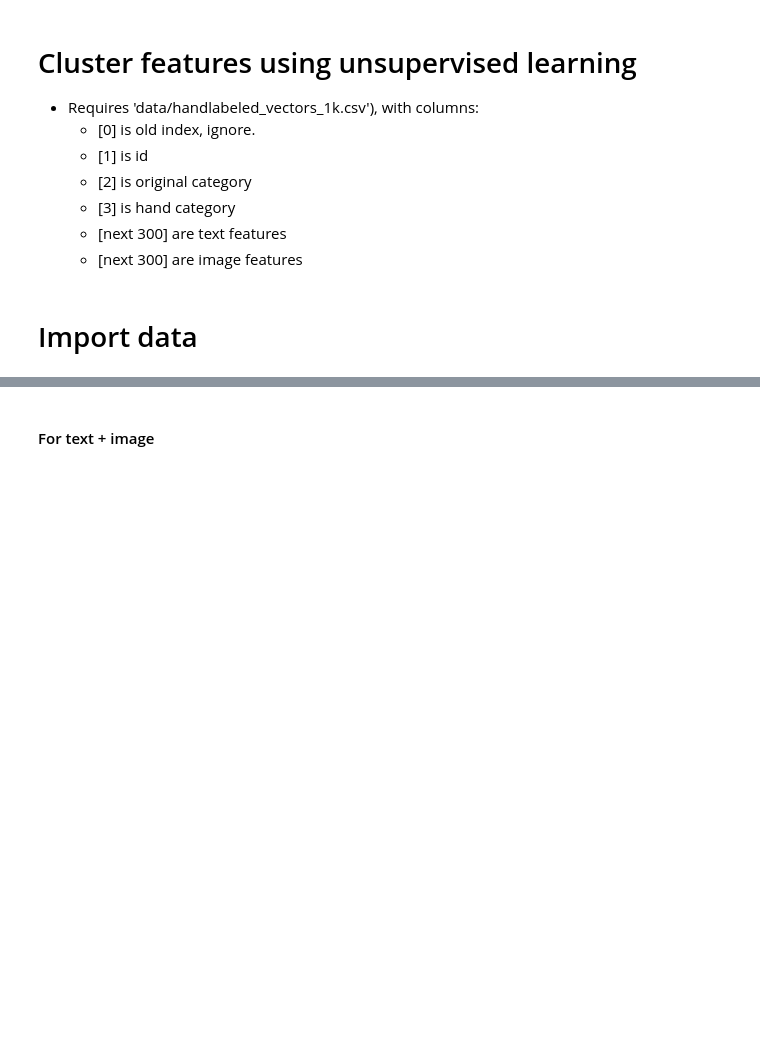
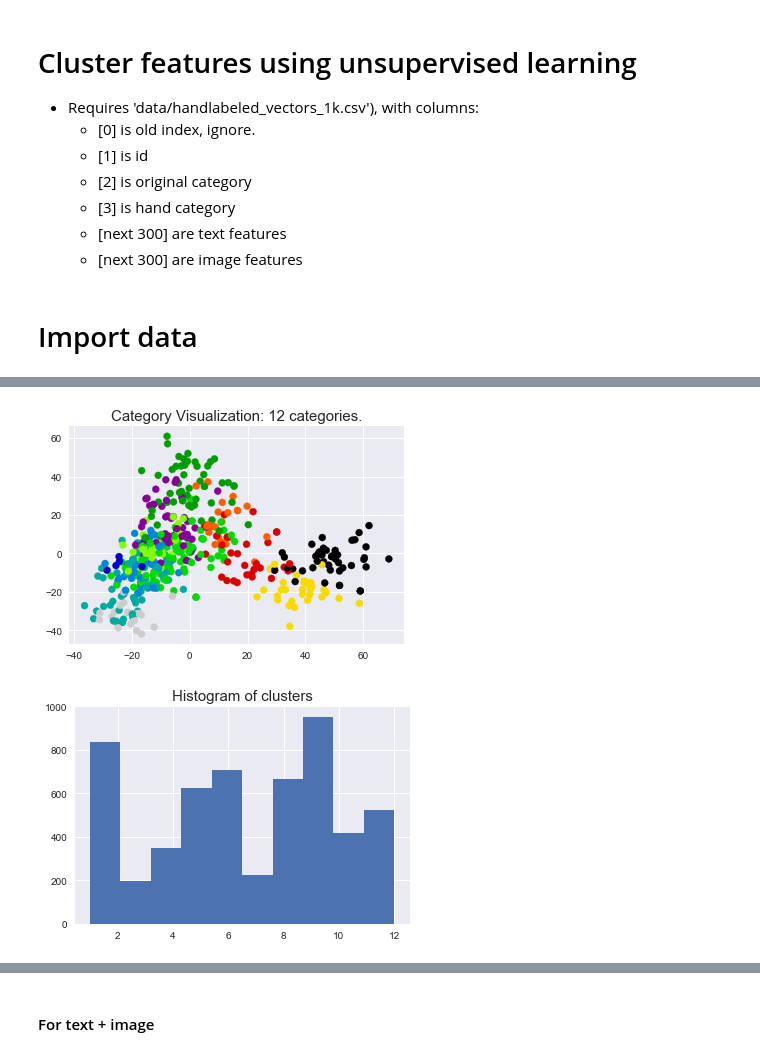
Before and after one commit to janelleszary/intuiShop, a Jupyter notebook: cluster_features.ipynb, the cells around one changed output, grey strips where cells are left out. Saved outputs shown, nothing was run; the diff lists cells and outputs as text; code cells hidden in the pictures; blank space fills up the shorter version.

```diff
--- a/cluster_features.ipynb
+++ b/cluster_features.ipynb
@@ -57,0 +150,5 @@ tx_kmeans_pred = tx_kmeans.labels_
+# %%
+clusters12 = Z_euclidean.plot_scatcats(X_set1, max_d=600)
+# %% [output]
+[figure, added]
+[figure, added]
```
Also changed, not shown: parts of 40 cells of this notebook, 1 other file.
